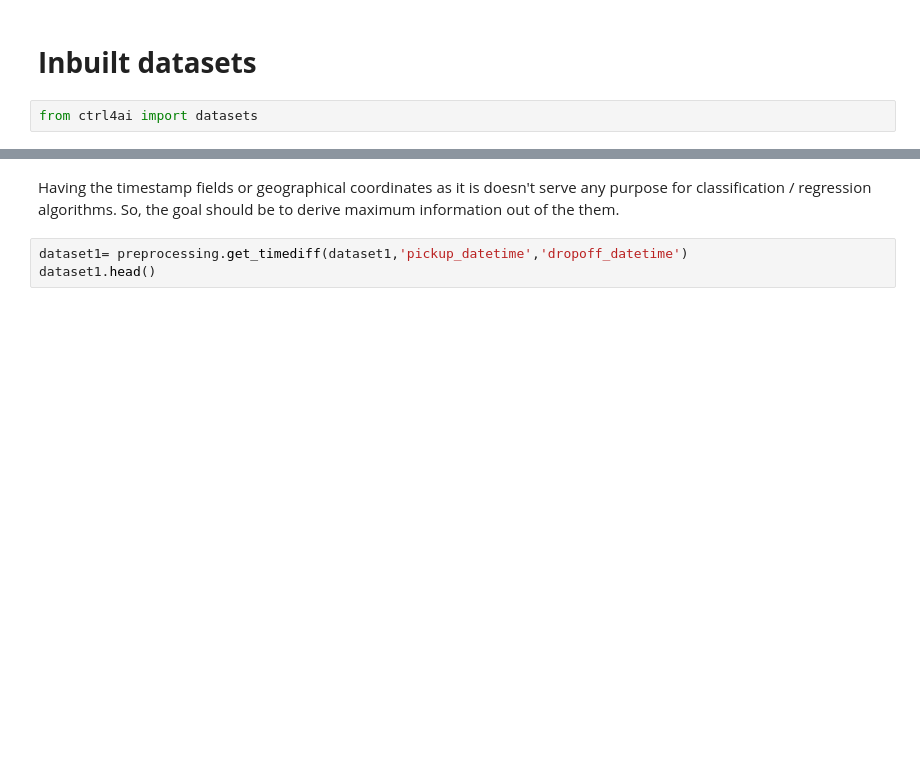
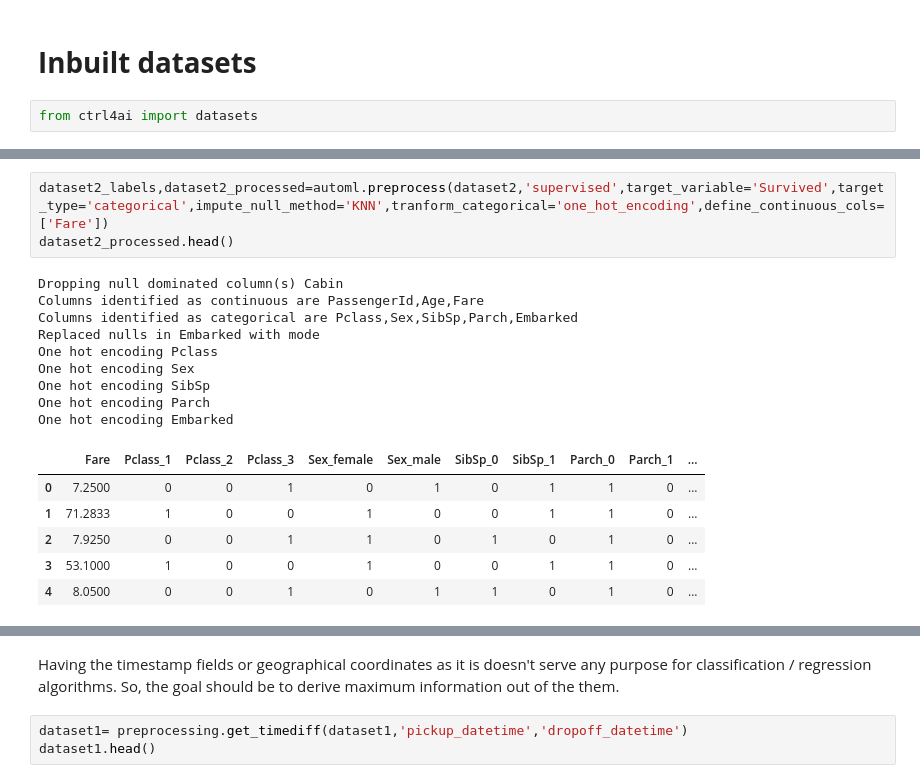
Before and after one commit to vkreat-tech/ctrl4ai, a Jupyter notebook: README.ipynb, the cells around one changed output, grey strips where cells are left out. Saved outputs shown, nothing was run; the diff lists cells and outputs as text; blank space fills up the shorter version.

```diff
--- a/README.ipynb
+++ b/README.ipynb
@@ -85,0 +135,19 @@ dataset1.head()
+# %%
+dataset2_labels,dataset2_processed=automl.preprocess(dataset2,'supervised',target_variable='Survived',target_type='categorical',impute_null_method='KNN',tranform_categorical='one_hot_encoding',define_continuous_cols=['Fare'])
+dataset2_processed.head()
+# %% [output]
+Dropping null dominated column(s) Cabin
+Columns identified as continuous are PassengerId,Age,Fare
+Columns identified as categorical are Pclass,Sex,SibSp,Parch,Embarked
+Replaced nulls in Embarked with mode
+One hot encoding Pclass
+One hot encoding Sex
+One hot encoding SibSp
+One hot encoding Parch
+One hot encoding Embarked
+|  | Fare | Pclass_1 | Pclass_2 | Pclass_3 | Sex_female | Sex_male | SibSp_0 | SibSp_1 | Parch_0 | Parch_1 | ... |
+| 0 | 7.2500 | 0 | 0 | 1 | 0 | 1 | 0 | 1 | 1 | 0 | ... |
+| 1 | 71.2833 | 1 | 0 | 0 | 1 | 0 | 0 | 1 | 1 | 0 | ... |
+| 2 | 7.9250 | 0 | 0 | 1 | 1 | 0 | 1 | 0 | 1 | 0 | ... |
+| 3 | 53.1000 | 1 | 0 | 0 | 1 | 0 | 0 | 1 | 1 | 0 | ... |
+| 4 | 8.0500 | 0 | 0 | 1 | 0 | 1 | 1 | 0 | 1 | 0 | ... |
```
Also changed, not shown: parts of 45 cells of this notebook.
